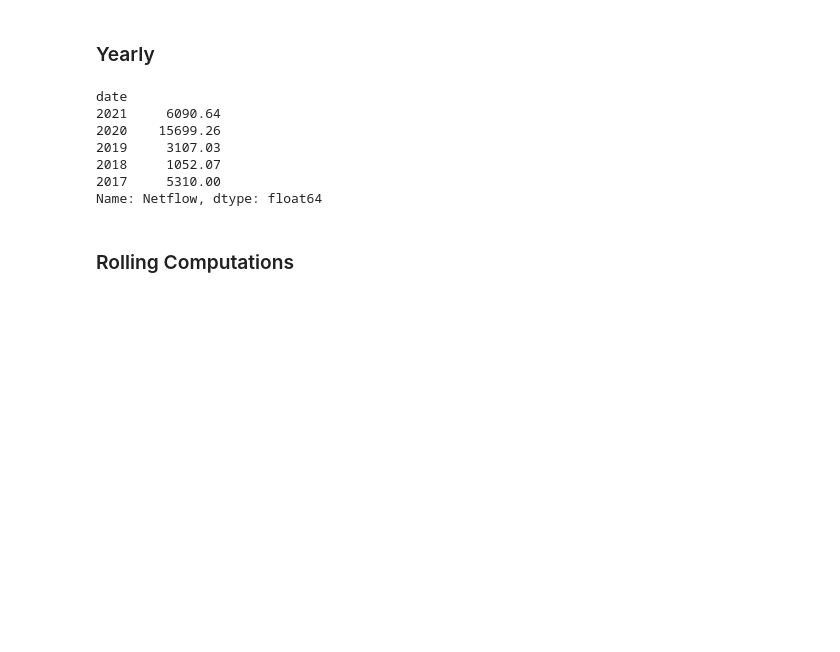
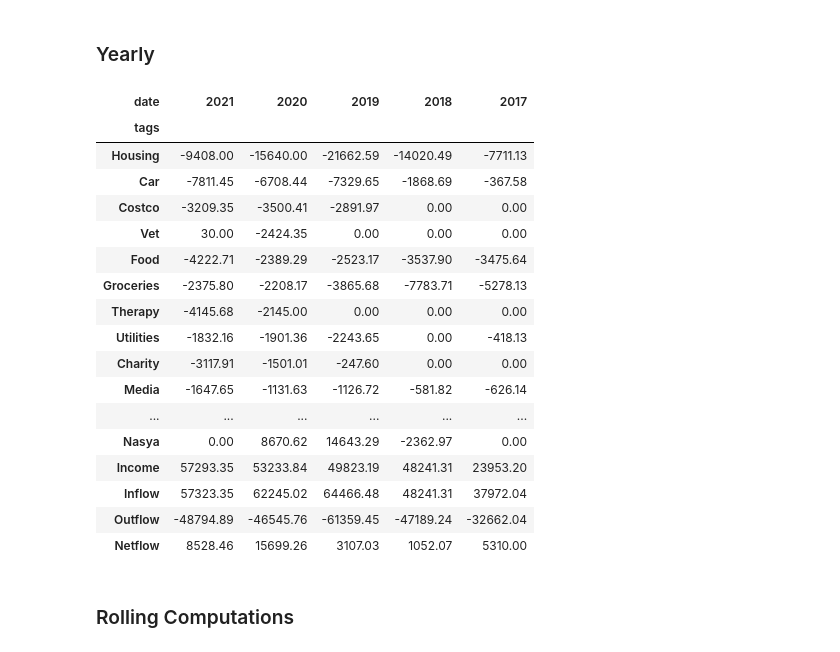
Before and after one commit to tomityrrell/finance-bot, a Jupyter notebook: notebooks/FinanceBot.ipynb, the cells around one changed output. Drawn from its saved outputs; the diff is of its cells as text; code cells hidden in the pictures; blank space fills up the shorter version.

```diff
--- a/notebooks/FinanceBot.ipynb
+++ b/notebooks/FinanceBot.ipynb
@@ -229,15 +139,26 @@ Name: (2021, 7), dtype: float64
 # %% [markdown]
 ### Yearly
 # %%
-yearly.loc["Netflow"]
+yearly
 # %% [output]
-date
-2021     6090.64
-2020    15699.26
-2019     3107.03
-2018     1052.07
-2017     5310.00
-Name: Netflow, dtype: float64
+| date | 2021 | 2020 | 2019 | 2018 | 2017 |
+| tags |  |  |  |  |  |
+| Housing | -9408.00 | -15640.00 | -21662.59 | -14020.49 | -7711.13 |
+| Car | -7811.45 | -6708.44 | -7329.65 | -1868.69 | -367.58 |
+| Costco | -3209.35 | -3500.41 | -2891.97 | 0.00 | 0.00 |
+| Vet | 30.00 | -2424.35 | 0.00 | 0.00 | 0.00 |
+| Food | -4222.71 | -2389.29 | -2523.17 | -3537.90 | -3475.64 |
+| Groceries | -2375.80 | -2208.17 | -3865.68 | -7783.71 | -5278.13 |
+| Therapy | -4145.68 | -2145.00 | 0.00 | 0.00 | 0.00 |
+| Utilities | -1832.16 | -1901.36 | -2243.65 | 0.00 | -418.13 |
+| Charity | -3117.91 | -1501.01 | -247.60 | 0.00 | 0.00 |
+| Media | -1647.65 | -1131.63 | -1126.72 | -581.82 | -626.14 |
+| ... | ... | ... | ... | ... | ... |
+| Nasya | 0.00 | 8670.62 | 14643.29 | -2362.97 | 0.00 |
+| Income | 57293.35 | 53233.84 | 49823.19 | 48241.31 | 23953.20 |
+| Inflow | 57323.35 | 62245.02 | 64466.48 | 48241.31 | 37972.04 |
+| Outflow | -48794.89 | -46545.76 | -61359.45 | -47189.24 | -32662.04 |
+| Netflow | 8528.46 | 15699.26 | 3107.03 | 1052.07 | 5310.00 |
 # %% [markdown]
 ### Rolling Computations
 # %%
```
Also changed, not shown: parts of 39 cells of this notebook, 2 other files.
